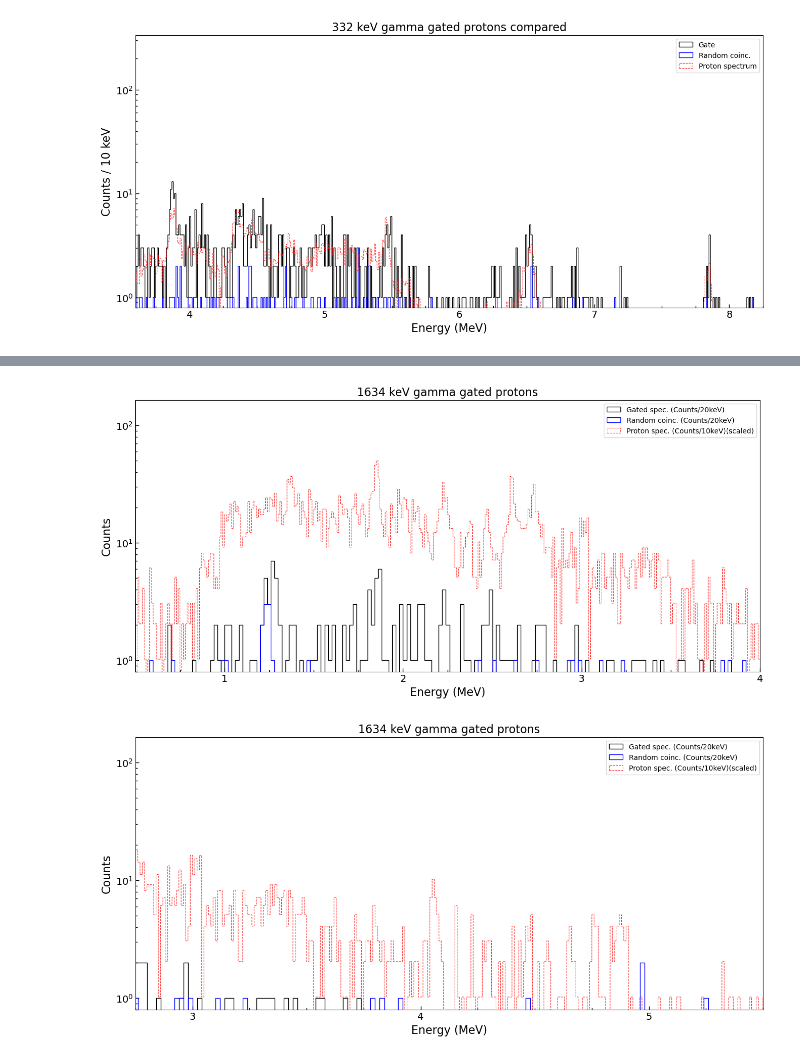
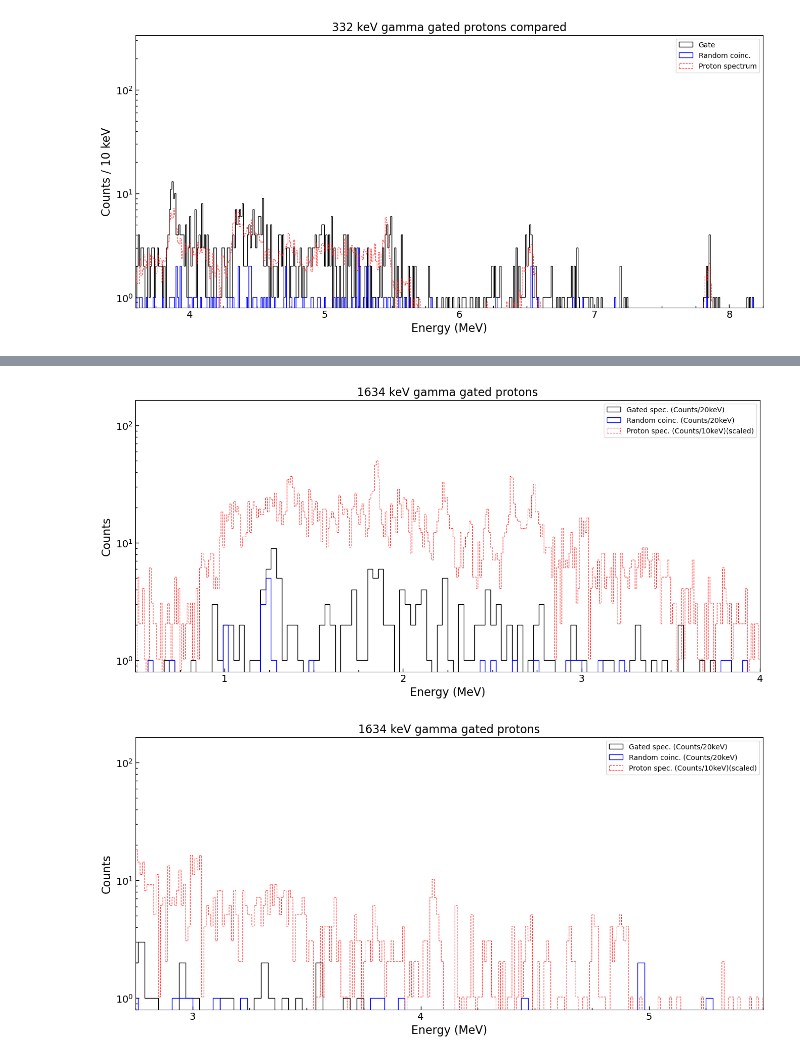
Before and after one commit to phaue/Masters, a Jupyter notebook: analysis/python/GammaGates/GammaGatedProtons.ipynb, the cells around one changed output, grey strips where cells are left out. Drawn from its saved outputs; the diff is of its cells as text; code cells hidden in the pictures.

```diff
--- a/analysis/python/GammaGates/GammaGatedProtons.ipynb
+++ b/analysis/python/GammaGates/GammaGatedProtons.ipynb
@@ -363,28 +363,28 @@ for g,s,xls,sa in zip(gates,scales,xlims,saves):
 # %%
 
 #gates = [332, 445, 735, 840, 950, 1070, 1113, 1384, 1590, 1634, 1716, 1745, 2497, 2830]
 gates = [1634,1634]
-binwidth = 0.02
+binwidth = 0.03
 scales = [50,50]
 xlims = [(0.5,4), (2.75,5.5)]
 saves =[None, None]
 for g,s,xls,sa in zip(gates,scales,xlims,saves):
 
     fig, ax = plot_energy_hists(
         energies_list=[gprotons[f"{g}"]["gate"], gprotons[f"{g}"]["upper_bg"]],
         reference_overlay = E2p,
         colors=['k', 'b', 'r'],
         labels=['Gated spec. (Counts/20keV)','Random coinc. (Counts/20keV)'],
         over_binw=0.01,
         bin_width=binwidth,
         ylabel="Counts",
         scale=s,
         title=f"{g} keV gamma gated protons",
         xlim = xls,
         saveas=sa,
         overlay_name = "Proton spec. (Counts/10keV)(scaled)",
         maxy = 150
     )
 # %% [output]
-[figure, old version]
+[figure, new version]
-[figure, old version]
+[figure, new version]
```
Also changed, not shown: parts of 4 cells of this notebook, 7 other files.
